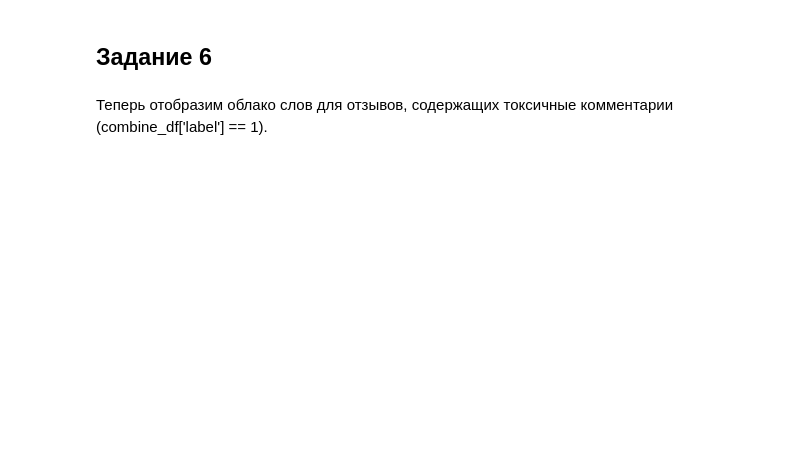
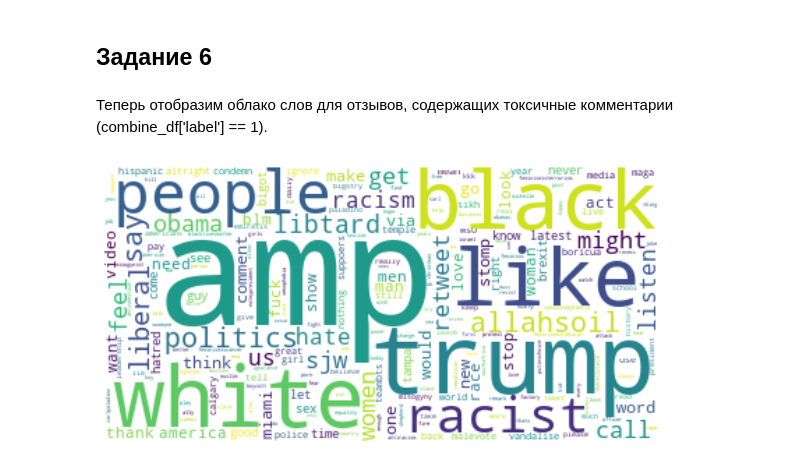
Before and after one commit to VitalyGladyshev/gb_nlp, a Jupyter notebook: HW_04_NLP.ipynb, the cells around one changed output. Cells and saved outputs as stored; diff of their text form; code cells hidden in the pictures; blank space fills up the shorter version.

```diff
--- a/HW_04_NLP.ipynb
+++ b/HW_04_NLP.ipynb
@@ -262,3 +336,21 @@ plt.show()
 ## Задание 6
 # %% [markdown]
 Теперь отобразим облако слов для отзывов, содержащих токсичные комментарии (combine_df['label'] == 1).
+# %%
+words = []
+for line in data.loc[data['label'] == 1, 'tweet_lemmatized']:
+    for word in line:
+        words.append(word)
+
+wordfreq = collections.Counter(words)
+wordcloud = WordCloud(
+    background_color='white',
+    max_words=2000,
+    stopwords=stop_words
+    ).generate_from_frequencies(wordfreq)
+plt.figure(figsize=(10,9))
+plt.imshow(wordcloud, interpolation='bilinear')
+plt.axis('off')
+plt.show()
+# %% [output]
+[figure, added]
```
Also changed, not shown: parts of 23 cells of this notebook.
